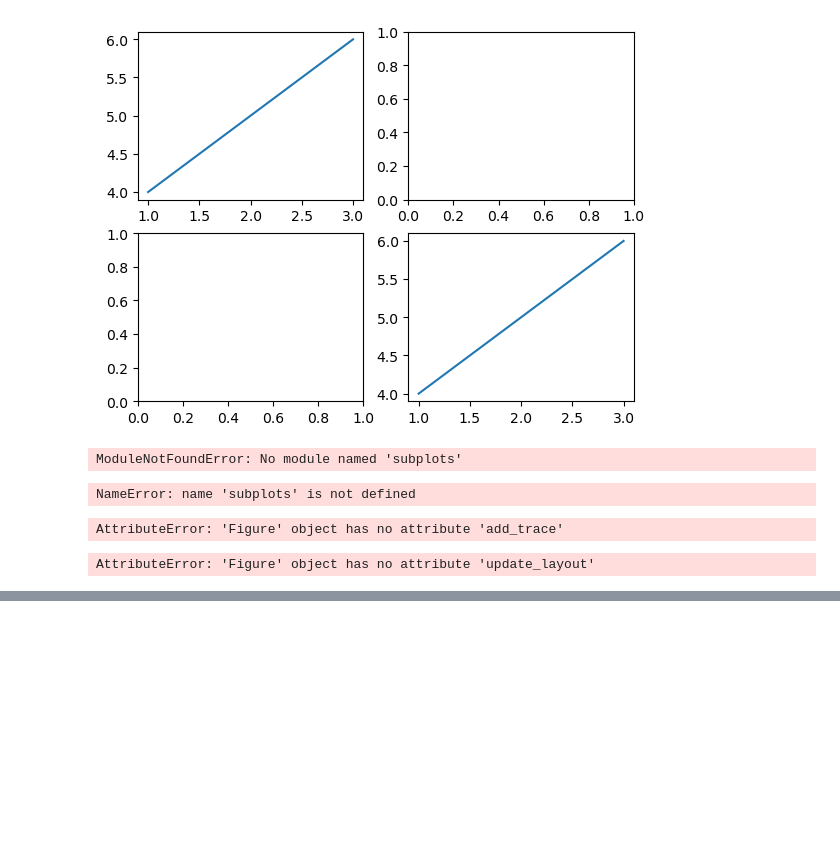
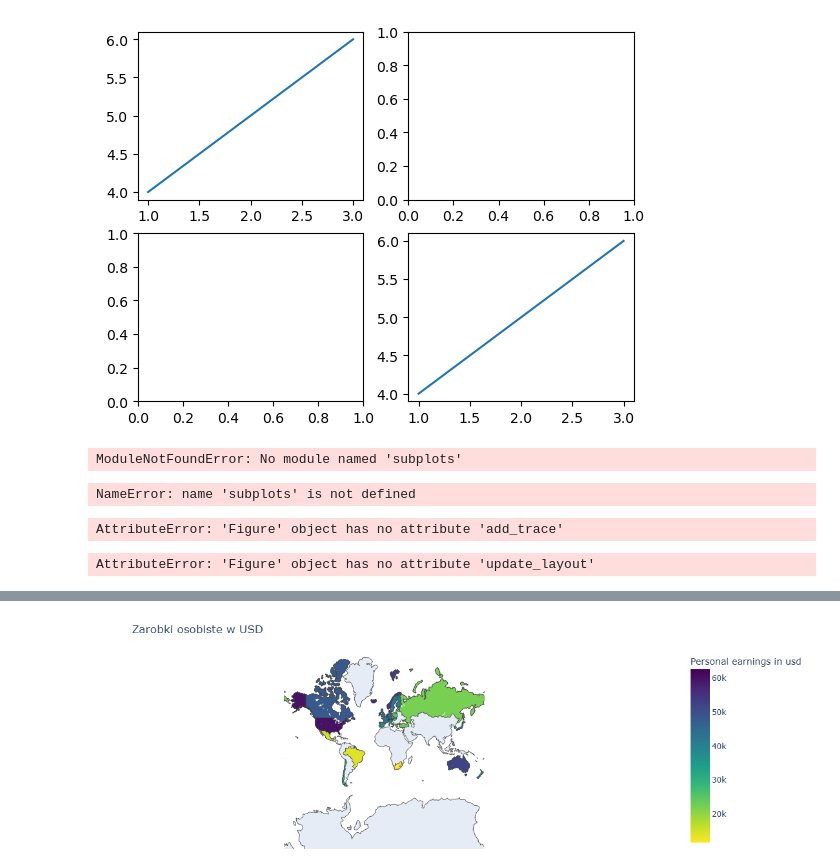
Before and after one commit to Tobias-2/modul_11, a Jupyter notebook: Untitled.ipynb, the cells around one changed output, grey strips where cells are left out. Cells and saved outputs as stored; diff of their text form; code cells hidden in the pictures; blank space fills up the shorter version.

```diff
--- a/Untitled.ipynb
+++ b/Untitled.ipynb
@@ -277,0 +297,4 @@ AttributeError: 'Figure' object has no attribute 'update_layout'
+# %%
+iplot(fig)
+# %% [output]
+[figure, added]
```
Also changed, not shown: parts of 4 cells of this notebook, 3 other files.
